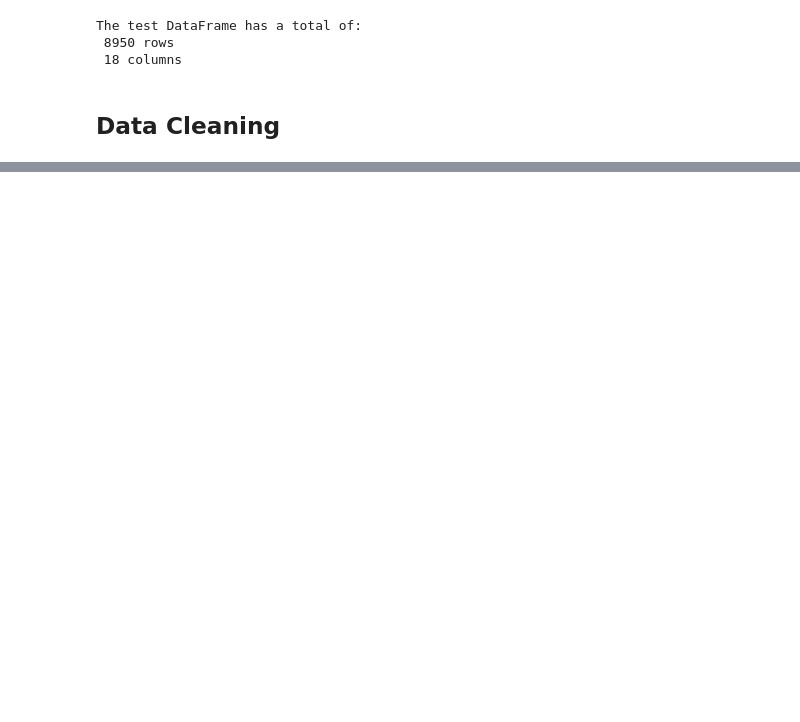
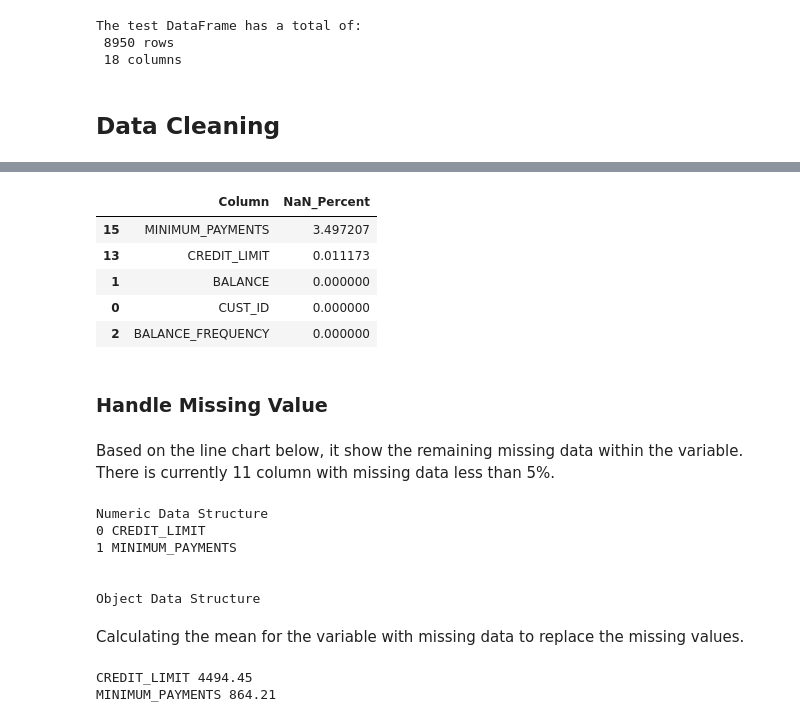
Before and after one commit to besideme95/Mini_Project, a Jupyter notebook: Talentlabs Exercise/Clustering Analytics.ipynb, the cells around one changed output, grey strips where cells are left out. Cells and saved outputs as stored; diff of their text form; code cells hidden in the pictures; blank space fills up the shorter version.

```diff
--- a/Talentlabs Exercise/Clustering Analytics.ipynb
+++ b/Talentlabs Exercise/Clustering Analytics.ipynb
@@ -32,0 +51,79 @@ df.head(10)
+# %%
+# Calculate Nan percent in each column
+nan_percent_pa = (df.isna().sum() / len(df)) * 100
+
+
+# Create a DataFrame from the series
+nan_percent_pa_df = nan_percent_pa.reset_index()
+nan_percent_pa_df.columns = ['Column', 'NaN_Percent']
+
+
+# Sort the DataFrame by the percentage of NaNs in ascending order
+nan_percent_df = nan_percent_pa_df.sort_values(by='NaN_Percent', ascending=False)
+
+
+# Print the top variable with missing data in the variable. Because there is 14 variable with missing data therefore only the top 14 is display.
+nan_percent_df.head(5)
+# %% [output]
+|  | Column | NaN_Percent |
+| 15 | MINIMUM_PAYMENTS | 3.497207 |
+| 13 | CREDIT_LIMIT | 0.011173 |
+| 1 | BALANCE | 0.000000 |
+| 0 | CUST_ID | 0.000000 |
+| 2 | BALANCE_FREQUENCY | 0.000000 |
+# %% [markdown]
+### Handle Missing Value
+# %% [markdown]
+Based on the line chart below, it show the remaining missing data within the variable. There is currently 11 column with missing data less than 5%.
+# %%
+# Empty list for storing variable with missing data
+variables = []
+
+
+# Create a for loop identifying variable with missing data
+for col in df.columns:
+    if df[col].isnull().any():
+        variables.append(col)
+
+
+# Empty list for storing categorical data
+numeric = []
+object = []
+
+
+# For loop to identify the data types and appending it
+for variable in variables:
+    if df[variable].dtypes == 'float64' or df[variable].dtypes == 'int':
+        numeric.append(variable)
+    else:
+        object.append(variable)
+
+
+# Print out the variable based on category
+print('Numeric Data Structure')
+for i,item in enumerate(numeric):
+    print(i,item)
+print('\n')
+
+print('Object Data Structure')
+for i,item in enumerate(object):
+    print(i,item)
+# %% [output]
+Numeric Data Structure
+0 CREDIT_LIMIT
+1 MINIMUM_PAYMENTS
+
+
+Object Data Structure
+# %% [markdown]
+Calculating the mean for the variable with missing data to replace the missing values.
+# %%
+mean = []
+
+for j in numeric:
+    m = df[j].mean().round(2)
+    mean.append(m)
+    print(j,m)
+# %% [output]
+CREDIT_LIMIT 4494.45
+MINIMUM_PAYMENTS 864.21
```
Also changed, not shown: parts of 18 cells of this notebook.
